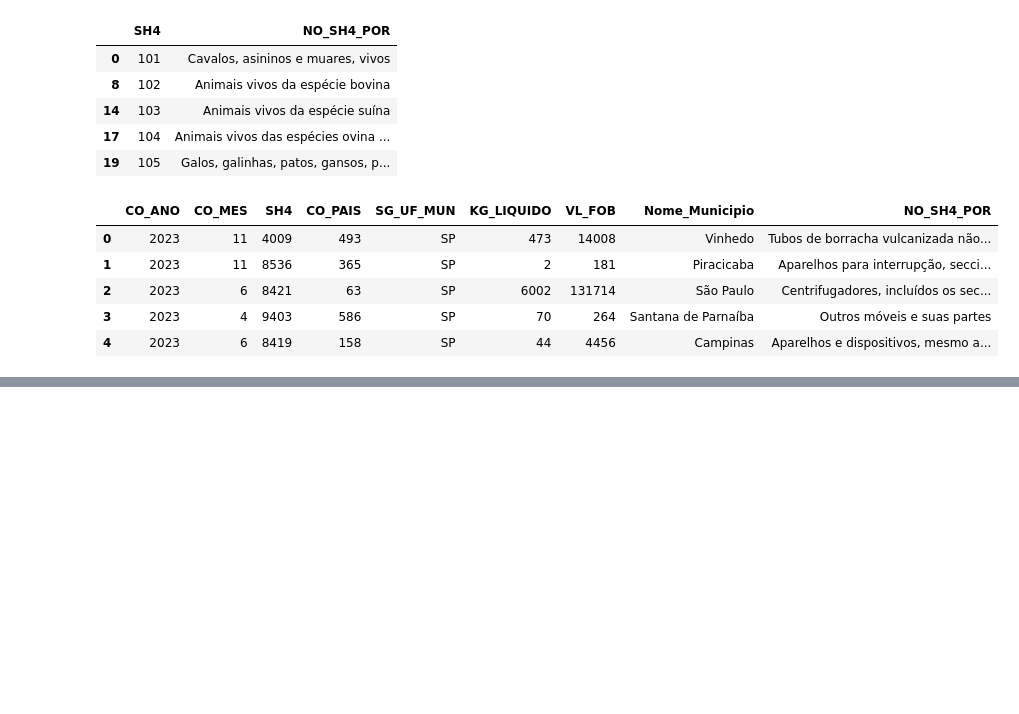
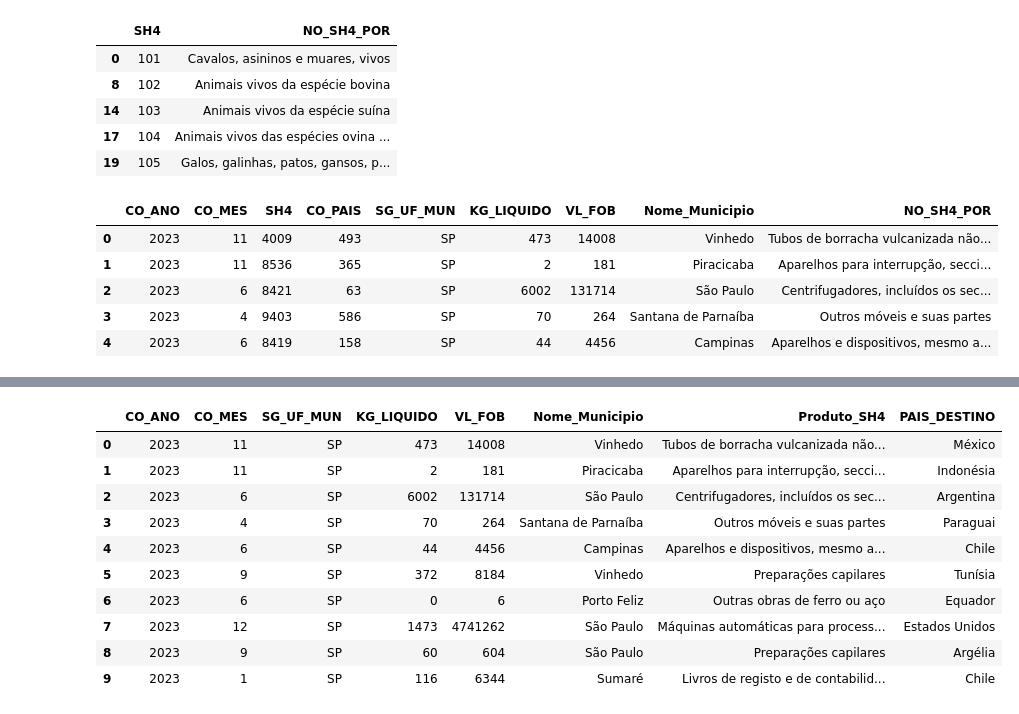
Before and after one commit to Lucasdz-7/Projeto-Integrador-1, a Jupyter notebook: CódigoProjeto.ipynb, the cells around one changed output, grey strips where cells are left out. Cells and saved outputs as stored; diff of their text form; code cells hidden in the pictures; blank space fills up the shorter version.

```diff
--- a/CódigoProjeto.ipynb
+++ b/CódigoProjeto.ipynb
@@ -12,6 +13,7 @@ Exportacao23 = pd.read_csv(url_base + 'DadosBase2023.csv', low_memory=False, sep
 Exportacao24 = pd.read_csv(url_base + 'DadosBase2024.csv', low_memory=False, sep=';', encoding='UTF-8')
 SH = pd.read_csv(url_base + 'SH.csv', low_memory=False, sep=';', encoding='ISO-8859-1')
 Municipios = pd.read_csv(url_base + 'NomesMunicipios.csv', low_memory=False, sep=';', encoding='ISO-8859-1')
+Paises = pd.read_csv(url_base + 'Paises.csv', low_memory=False, sep=';', encoding='ISO-8859-1')
 # %%
 # Juntando dados de exportação
 
@@ -135,0 +152,5 @@ ExportacaoSp.head(5)
+# %%
+# Limpando o arquivo que contém a informação do nome dos países de acordo com seu código
+
+Paises.drop(columns=['CO_PAIS_ISON3', 'CO_PAIS_ISOA3', 'NO_PAIS_ING', 'NO_PAIS_ESP'], inplace=True)
+Paises.head(5)
@@ -135,0 +164,4 @@ ExportacaoSp.head(5)
+# %%
+# Juntando os dados do arquivo de países com o de exportação
+
+ExportacaoSp = ExportacaoSp.merge(Paises[['CO_PAIS','NO_PAIS']], on = 'CO_PAIS', how = 'left')
@@ -135,0 +175,18 @@ ExportacaoSp.head(5)
+# %%
+# Renomeando colunas
+
+ExportacaoSp.drop(columns=['CO_PAIS'], inplace=True)
+ExportacaoSp.rename(columns={'NO_PAIS': 'PAIS_DESTINO'}, inplace=True)
+ExportacaoSp.head(10)
+# %% [output]
+|  | CO_ANO | CO_MES | SG_UF_MUN | KG_LIQUIDO | VL_FOB | Nome_Municipio | Produto_SH4 | PAIS_DESTINO |
+| 0 | 2023 | 11 | SP | 473 | 14008 | Vinhedo | Tubos de borracha vulcanizada não... | México |
+| 1 | 2023 | 11 | SP | 2 | 181 | Piracicaba | Aparelhos para interrupção, secci... | Indonésia |
+| 2 | 2023 | 6 | SP | 6002 | 131714 | São Paulo | Centrifugadores, incluídos os sec... | Argentina |
+| 3 | 2023 | 4 | SP | 70 | 264 | Santana de Parnaíba | Outros móveis e suas partes | Paraguai |
+| 4 | 2023 | 6 | SP | 44 | 4456 | Campinas | Aparelhos e dispositivos, mesmo a... | Chile |
+| 5 | 2023 | 9 | SP | 372 | 8184 | Vinhedo | Preparações capilares | Tunísia |
+| 6 | 2023 | 6 | SP | 0 | 6 | Porto Feliz | Outras obras de ferro ou aço | Equador |
+| 7 | 2023 | 12 | SP | 1473 | 4741262 | São Paulo | Máquinas automáticas para process... | Estados Unidos |
+| 8 | 2023 | 9 | SP | 60 | 604 | São Paulo | Preparações capilares | Argélia |
+| 9 | 2023 | 1 | SP | 116 | 6344 | Sumaré | Livros de registo e de contabilid... | Chile |
```
Also changed, not shown: parts of 14 cells of this notebook.
